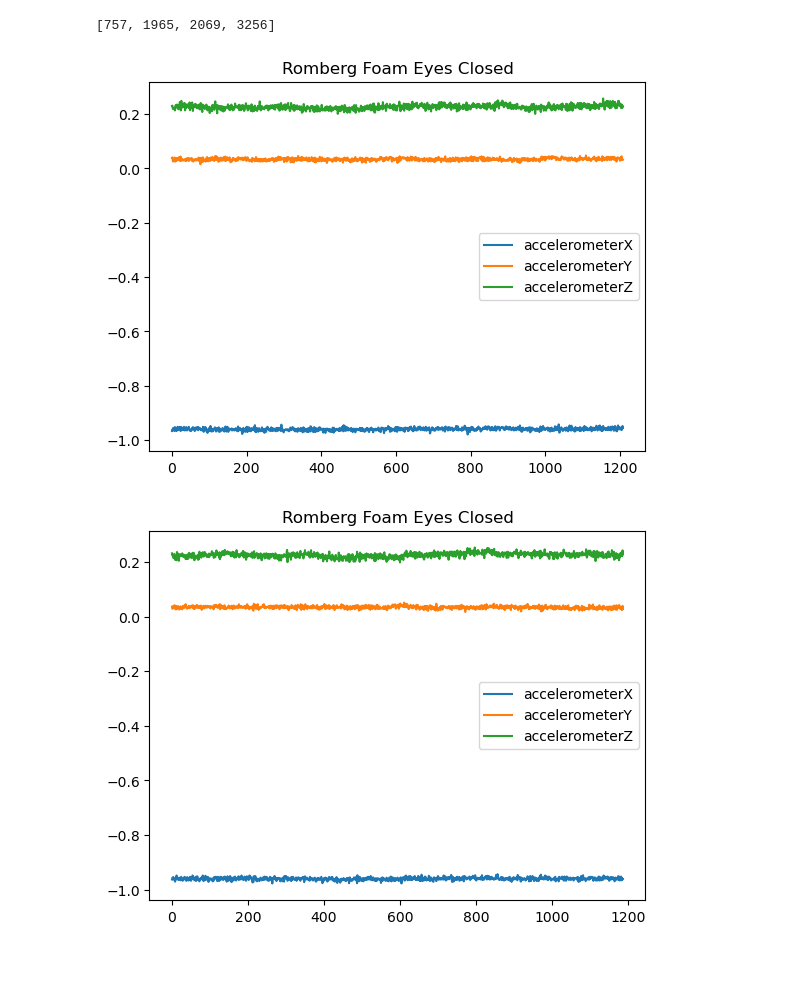
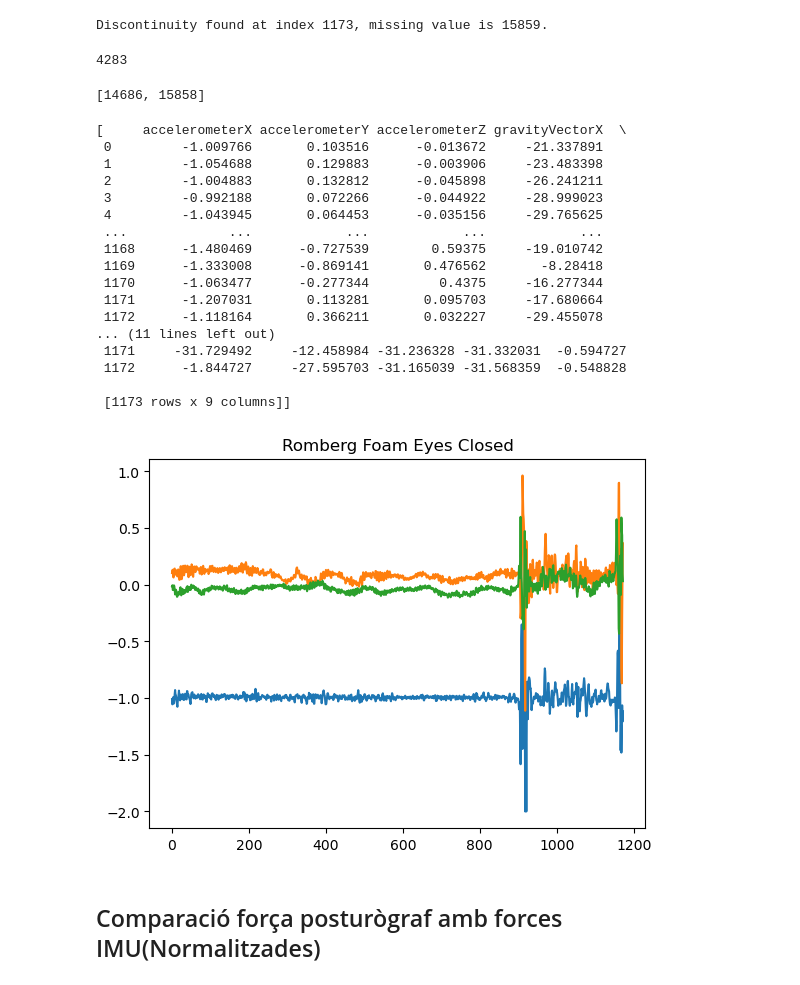
Before and after one commit to PauFuentesH/TFG_PauFuentes, a Jupyter notebook: IMU.ipynb, the cells around one changed output. Drawn from its saved outputs; the diff is of its cells as text; code cells hidden in the pictures.

```diff
--- a/IMU.ipynb
+++ b/IMU.ipynb
@@ -65,15 +105,21 @@ def grafica(llista):
 # %%
-dades = pd.read_csv("C:/Users/Usuario/OneDrive/Escritorio/Universitat/TFG/Mataro_postu_IMU/ID_PP52F_DATA_16-05-2023_HORA_16-34-25.345.csv", delimiter=";")
-#dades = pd.read_csv("test.csv", delimiter=";")
-#print(dades["time"])
-
-#dateChange(dades)
-
 #print(dades["time"])
 convertData(dades,"accelerometerX",10)
 convertData(dades,"accelerometerY",10)
 convertData(dades,"accelerometerZ",10)
 
+convertDataHex(dades,"gravityVectorX",10)
+convertDataHex(dades,"gravityVectorY",10)
+convertDataHex(dades,"gravityVectorZ",10)
+
+convertDataHex(dades,"quaternionW",10)
+convertDataHex(dades,"quaternionX",10)
+convertDataHex(dades,"quaternionY",10)
+convertDataHex(dades,"quaternionZ",10)
+
+convertDataHex(dades,"gyroscopeX",10)
+convertDataHex(dades,"gyroscopeY",10)
+convertDataHex(dades,"gyroscopeZ",10)
 #print(dades)
 # %% [output]
 |  | time | id | test | action | accelerometerX | accelerometerY | accelerometerZ | gyroscopeX | ... |
@@ -134,10 +138,9 @@ plt.plot(llista,balance_test.loc[757:1956]["accelerometerY"])
 # %%
 
-balance_test = dades.loc[dades["test"]==5, ["action","accelerometerX","accelerometerY","accelerometerZ"]]
+balance_test = dades.loc[dades["test"]==5, ["action","accelerometerX","accelerometerY","accelerometerZ", "gravityVectorX", "gravityVectorY", "gravityVectorZ", "gyroscopeX", "gyroscopeY", "gyroscopeZ"]]
 
 llista_ROA = balance_test.index[balance_test["action"] == 1].tolist()
 
-print(llista_ROA)
 llista_ROC = balance_test.index[balance_test["action"] == 2].tolist()
 llista_RGA = balance_test.index[balance_test["action"] == 3].tolist()
 llista_RGC = balance_test.index[balance_test["action"] == 4].tolist()
@@ -150,0 +165,12 @@ len(llista_ROA)
+# %%
+result = find_discontinuity(llista_RGC)
+
+if result:
+    index, missing_value = result
+    print(f"Discontinuity found at index {index}, missing value is {missing_value}.")
+else:
+    print("No discontinuity found.")
+# %% [output]
+Discontinuity found at index 1173, missing value is 15859.
+# %%
+RGC1 = [*range(llista_RGC[0], 15859)]
@@ -151,13 +179,42 @@ len(llista_ROA)
+# %%
+llista_ROA[1209]
+# %% [output]
+4283
+# %%
+resultat=[]
+resultat=grafica(RGC1)
+# %% [output]
+[14686, 15858]
+# %%
+resultat
+# %% [output]
+[     accelerometerX accelerometerY accelerometerZ gravityVectorX  \
+ 0         -1.009766       0.103516      -0.013672     -21.337891
+ 1         -1.054688       0.129883      -0.003906     -23.483398
+ 2         -1.004883       0.132812      -0.045898     -26.241211
+ 3         -0.992188       0.072266      -0.044922     -28.999023
+ 4         -1.043945       0.064453      -0.035156     -29.765625
+ ...             ...            ...            ...            ...
+ 1168      -1.480469      -0.727539        0.59375     -19.010742
+ 1169      -1.333008      -0.869141       0.476562       -8.28418
+ 1170      -1.063477      -0.277344         0.4375     -16.277344
+ 1171      -1.207031       0.113281       0.095703     -17.680664
+ 1172      -1.118164       0.366211       0.032227     -29.455078
+... (11 lines left out)
+ 1171     -31.729492     -12.458984 -31.236328 -31.332031  -0.594727
+ 1172      -1.844727     -27.595703 -31.165039 -31.568359  -0.548828
+
+ [1173 rows x 9 columns]]
 # %%
-resultat=[]
-resultat=grafica(llista_ROA)
 x=0
-for i in resultat:
+#for i in resultat:
     #i.plot(ax=axes[1,x] ,title="Espuma Ulls tancats")
-    i.plot(title="Romberg Foam Eyes Closed")
-    x=x+1
-    plt.show()
+resultat[0]["accelerometerX"].plot(title="Romberg Foam Eyes Closed")
+resultat[0]["accelerometerY"].plot(title="Romberg Foam Eyes Closed")
+resultat[0]["accelerometerZ"].plot(title="Romberg Foam Eyes Closed")
+
+plt.show()
 # %% [output]
-[757, 1965, 2069, 3256]
-[figure, old version]
+[figure, new version]
-[figure, removed]
+# %% [markdown]
+## Comparació força posturògraf amb forces IMU(Normalitzades)
```
Also changed, not shown: parts of 38 cells of this notebook, 1 other file.
